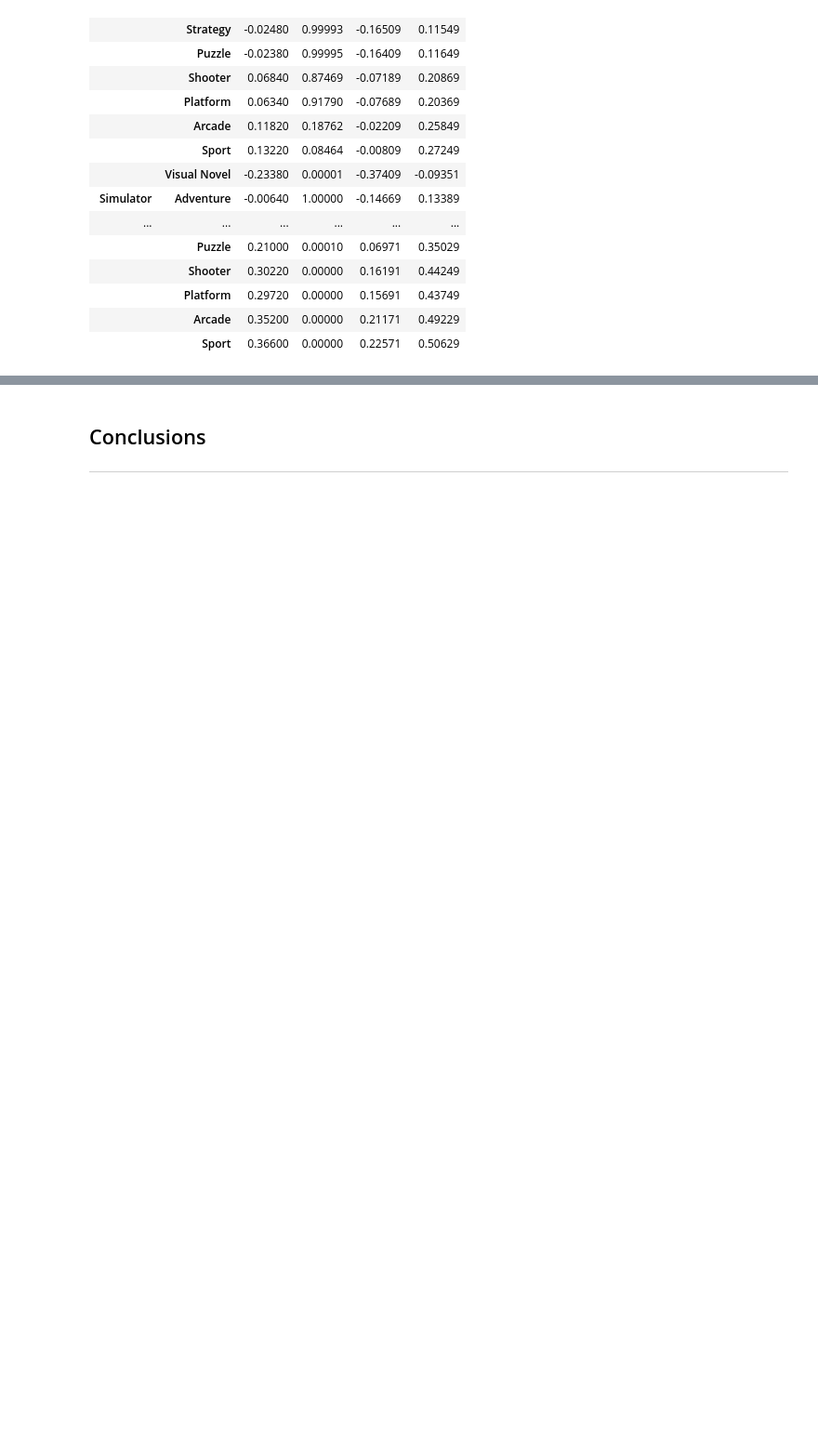
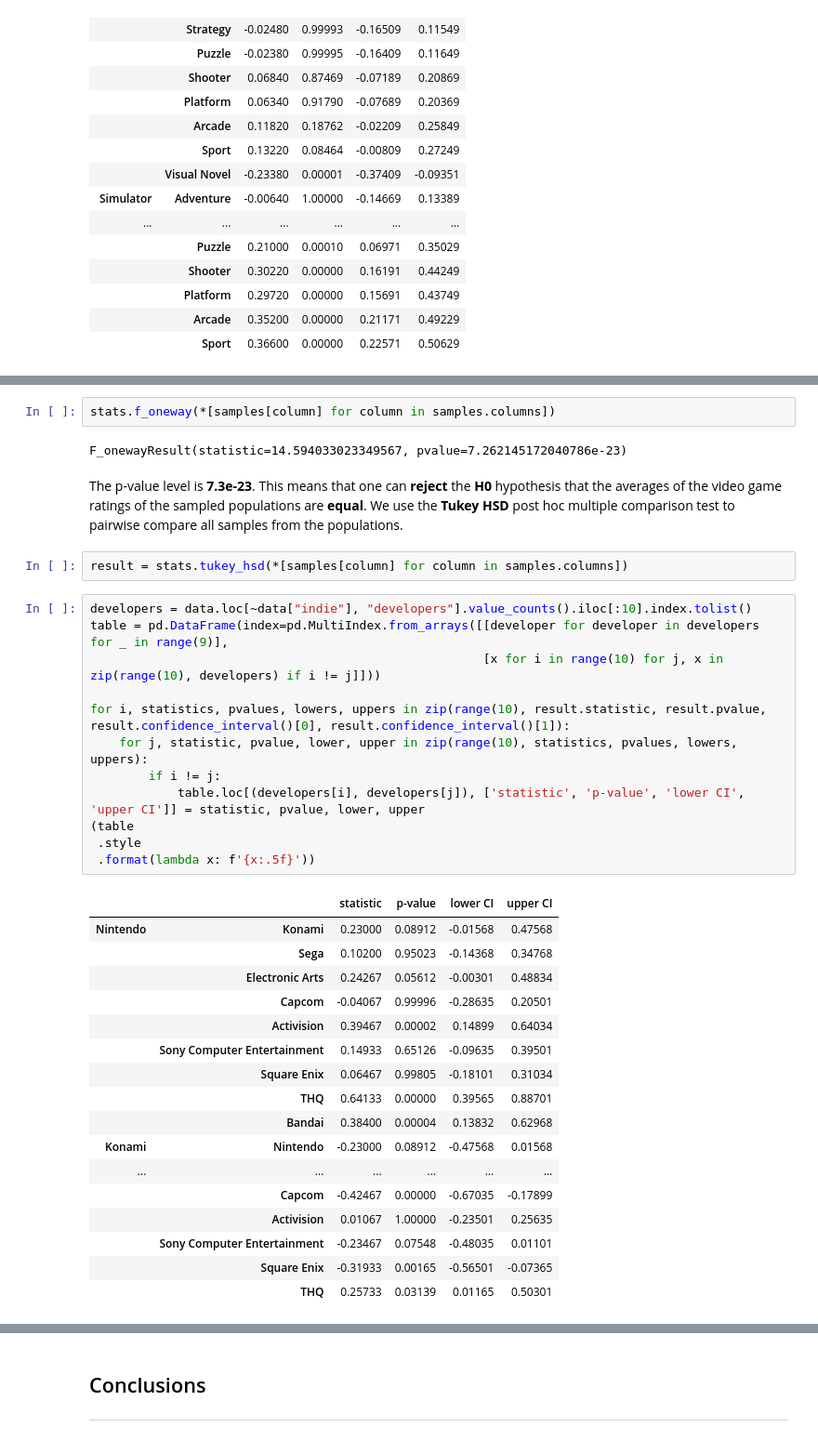
Before and after one commit to GSimonX37/video-games, a Jupyter notebook: notebooks/backloggd_sda.ipynb, the cells around one changed output, grey strips where cells are left out. Shown at 93% size. Drawn from its saved outputs; the diff is of its cells as text; blank space fills up the shorter version.

```diff
--- a/notebooks/backloggd_sda.ipynb
+++ b/notebooks/backloggd_sda.ipynb
@@ -335,0 +425,38 @@ Text(0.5, 104.44444444444443, 'Statistic')
+# %%
+stats.f_oneway(*[samples[column] for column in samples.columns])
+# %% [output]
+F_onewayResult(statistic=14.594033023349567, pvalue=7.262145172040786e-23)
+# %% [markdown]
+The p-value level is **7.3e-23**. This means that one can **reject** the **H0** hypothesis that the averages of the video game ratings of the sampled populations are **equal**. We use the **Tukey HSD** post hoc multiple comparison test to pairwise compare all samples from the populations.
+# %%
+result = stats.tukey_hsd(*[samples[column] for column in samples.columns])
+# %%
+developers = data.loc[~data["indie"], "developers"].value_counts().iloc[:10].index.tolist()
+table = pd.DataFrame(index=pd.MultiIndex.from_arrays([[developer for developer in developers for _ in range(9)],
+                                                      [x for i in range(10) for j, x in zip(range(10), developers) if i != j]]))
+
+for i, statistics, pvalues, lowers, uppers in zip(range(10), result.statistic, result.pvalue, result.confidence_interval()[0], result.confidence_interval()[1]):
+    for j, statistic, pvalue, lower, upper in zip(range(10), statistics, pvalues, lowers, uppers):
+        if i != j:
+            table.loc[(developers[i], developers[j]), ['statistic', 'p-value', 'lower CI', 'upper CI']] = statistic, pvalue, lower, upper
+(table
+ .style
+ .format(lambda x: f'{x:.5f}'))
+# %% [output]
+|  |  | statistic | p-value | lower CI | upper CI |
+| Nintendo | Konami | 0.23000 | 0.08912 | -0.01568 | 0.47568 |
+|  | Sega | 0.10200 | 0.95023 | -0.14368 | 0.34768 |
+|  | Electronic Arts | 0.24267 | 0.05612 | -0.00301 | 0.48834 |
+|  | Capcom | -0.04067 | 0.99996 | -0.28635 | 0.20501 |
+|  | Activision | 0.39467 | 0.00002 | 0.14899 | 0.64034 |
+|  | Sony Computer Entertainment | 0.14933 | 0.65126 | -0.09635 | 0.39501 |
+|  | Square Enix | 0.06467 | 0.99805 | -0.18101 | 0.31034 |
+|  | THQ | 0.64133 | 0.00000 | 0.39565 | 0.88701 |
+|  | Bandai | 0.38400 | 0.00004 | 0.13832 | 0.62968 |
+| Konami | Nintendo | -0.23000 | 0.08912 | -0.47568 | 0.01568 |
+| ... | ... | ... | ... | ... | ... |
+|  | Capcom | -0.42467 | 0.00000 | -0.67035 | -0.17899 |
+|  | Activision | 0.01067 | 1.00000 | -0.23501 | 0.25635 |
+|  | Sony Computer Entertainment | -0.23467 | 0.07548 | -0.48035 | 0.01101 |
+|  | Square Enix | -0.31933 | 0.00165 | -0.56501 | -0.07365 |
+|  | THQ | 0.25733 | 0.03139 | 0.01165 | 0.50301 |
```
Also changed, not shown: parts of 20 cells of this notebook.
